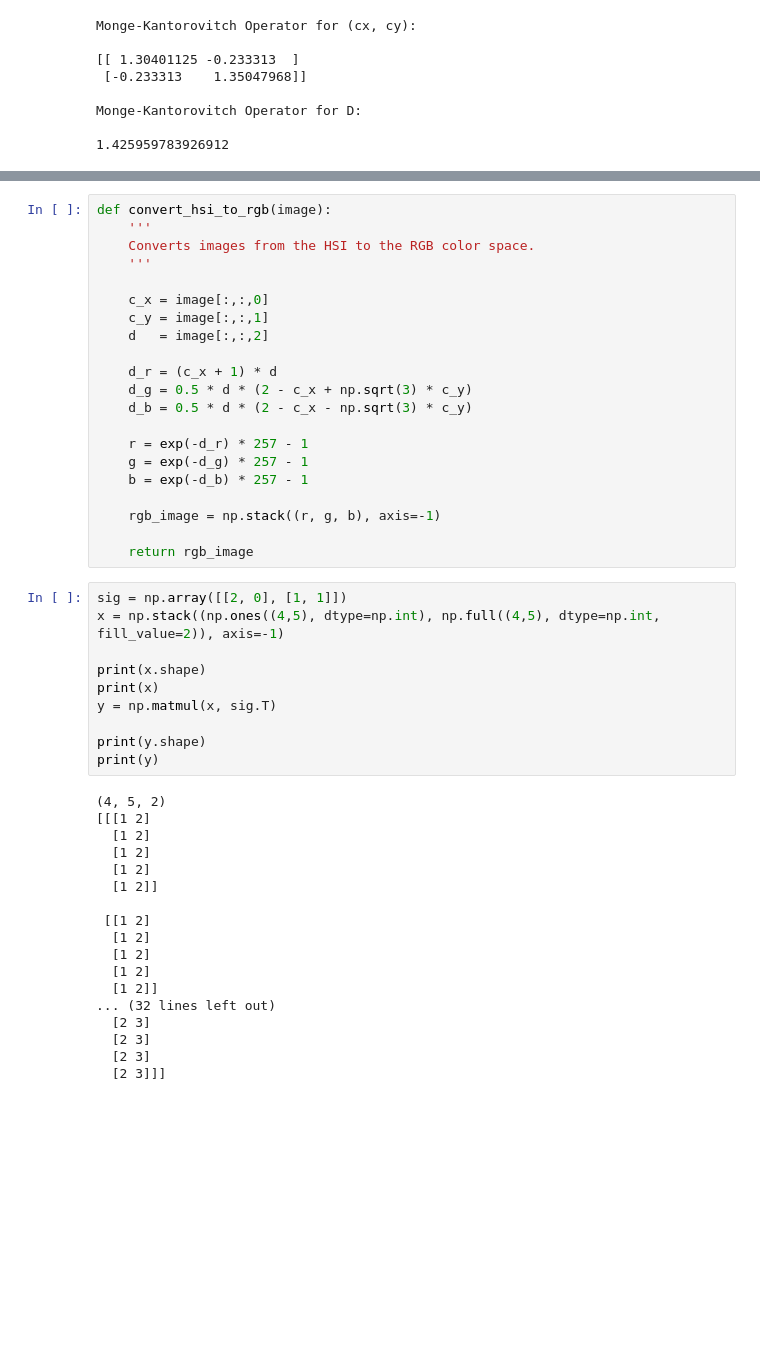
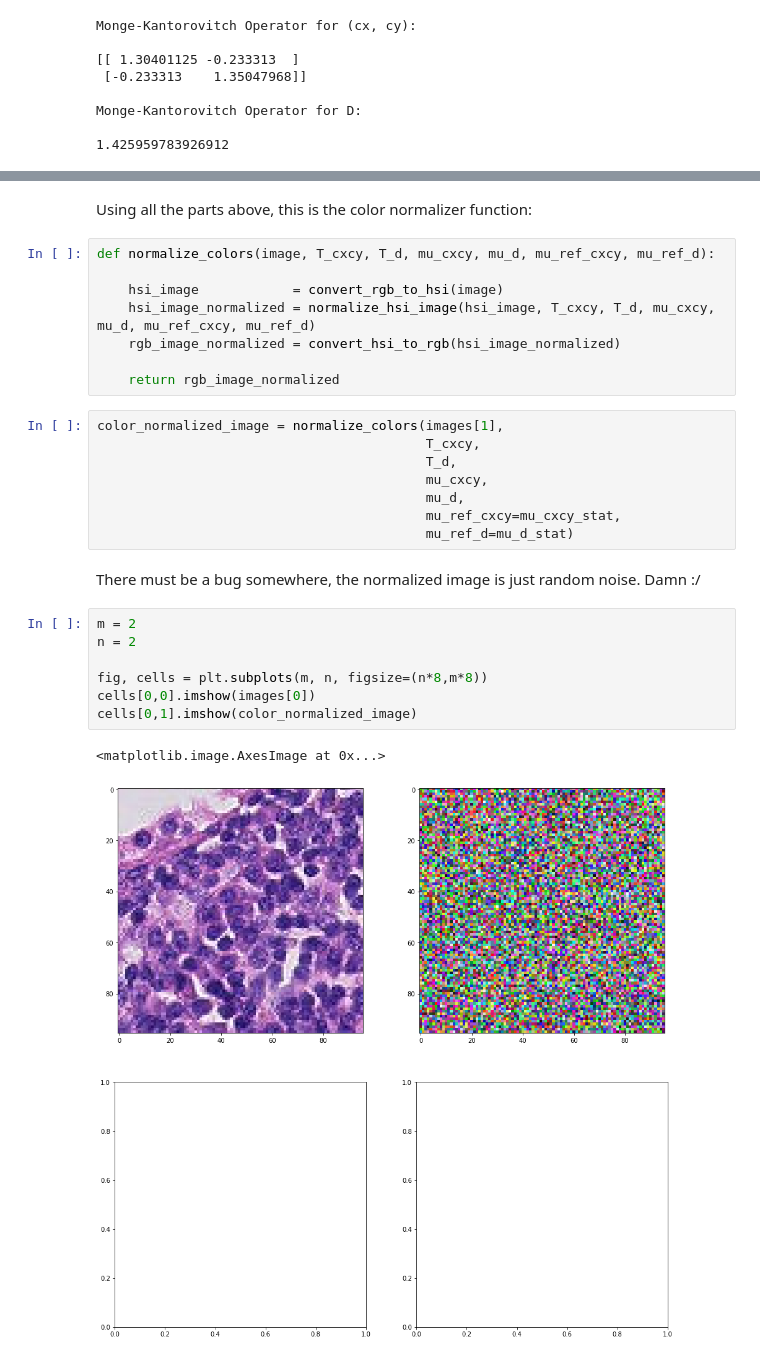
Before and after one commit to pierluigiferrari/pcam_classifier, a Jupyter notebook: image_color_normalization.ipynb, the cells around one changed output, grey strips where cells are left out. Saved outputs shown, nothing was run; the diff lists cells and outputs as text; blank space fills up the shorter version.

Commit message:
feat: Add the actual color normalizer

```diff
--- a/image_color_normalization.ipynb
+++ b/image_color_normalization.ipynb
@@ -316,51 +347,32 @@ def normalize_colors_image(hsi_image, T_cxcy, T_d, mu_cxcy, mu_d, mu_ref_cxcy, m
 
     return normalized_image
-# %%
-def convert_hsi_to_rgb(image):
-    '''
-    Converts images from the HSI to the RGB color space.
-    '''
-
-    c_x = image[:,:,0]
-    c_y = image[:,:,1]
-    d   = image[:,:,2]
-
-    d_r = (c_x + 1) * d
-    d_g = 0.5 * d * (2 - c_x + np.sqrt(3) * c_y)
-    d_b = 0.5 * d * (2 - c_x - np.sqrt(3) * c_y)
-
-    r = exp(-d_r) * 257 - 1
-    g = exp(-d_g) * 257 - 1
-    b = exp(-d_b) * 257 - 1
-
-    rgb_image = np.stack((r, g, b), axis=-1)
-
-    return rgb_image
-# %%
-sig = np.array([[2, 0], [1, 1]])
-x = np.stack((np.ones((4,5), dtype=np.int), np.full((4,5), dtype=np.int, fill_value=2)), axis=-1)
-
-print(x.shape)
-print(x)
-y = np.matmul(x, sig.T)
-
-print(y.shape)
-print(y)
-# %% [output]
-(4, 5, 2)
-[[[1 2]
-  [1 2]
-  [1 2]
-  [1 2]
-  [1 2]]
-
- [[1 2]
-  [1 2]
-  [1 2]
-  [1 2]
-  [1 2]]
-... (32 lines left out)
-  [2 3]
-  [2 3]
-  [2 3]
-  [2 3]]]
+# %% [markdown]
+Using all the parts above, this is the color normalizer function:
+# %%
+def normalize_colors(image, T_cxcy, T_d, mu_cxcy, mu_d, mu_ref_cxcy, mu_ref_d):
+
+    hsi_image            = convert_rgb_to_hsi(image)
+    hsi_image_normalized = normalize_hsi_image(hsi_image, T_cxcy, T_d, mu_cxcy, mu_d, mu_ref_cxcy, mu_ref_d)
+    rgb_image_normalized = convert_hsi_to_rgb(hsi_image_normalized)
+
+    return rgb_image_normalized
+# %%
+color_normalized_image = normalize_colors(images[1],
+                                          T_cxcy,
+                                          T_d,
+                                          mu_cxcy,
+                                          mu_d,
+                                          mu_ref_cxcy=mu_cxcy_stat,
+                                          mu_ref_d=mu_d_stat)
+# %% [markdown]
+There must be a bug somewhere, the normalized image is just random noise. Damn :/
+# %%
+m = 2
+n = 2
+
+fig, cells = plt.subplots(m, n, figsize=(n*8,m*8))
+cells[0,0].imshow(images[0])
+cells[0,1].imshow(color_normalized_image)
+# %% [output]
+<matplotlib.image.AxesImage at 0x...>
+[figure, added]
```
Also changed, not shown: parts of 13 cells of this notebook.
